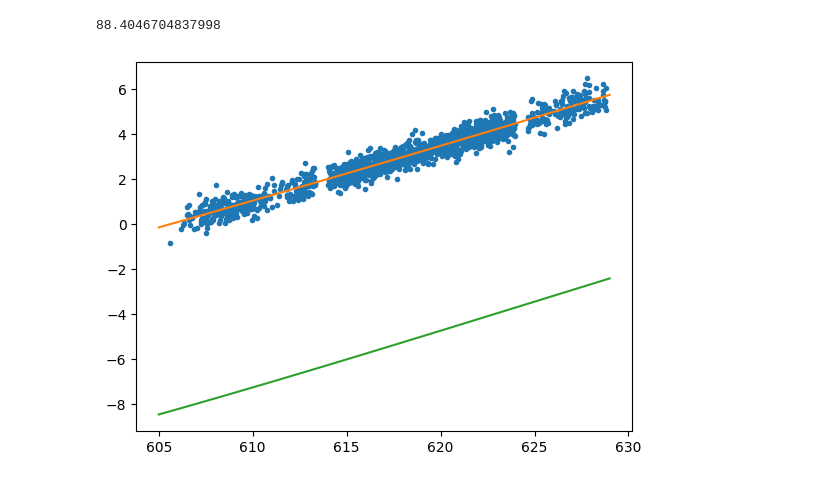
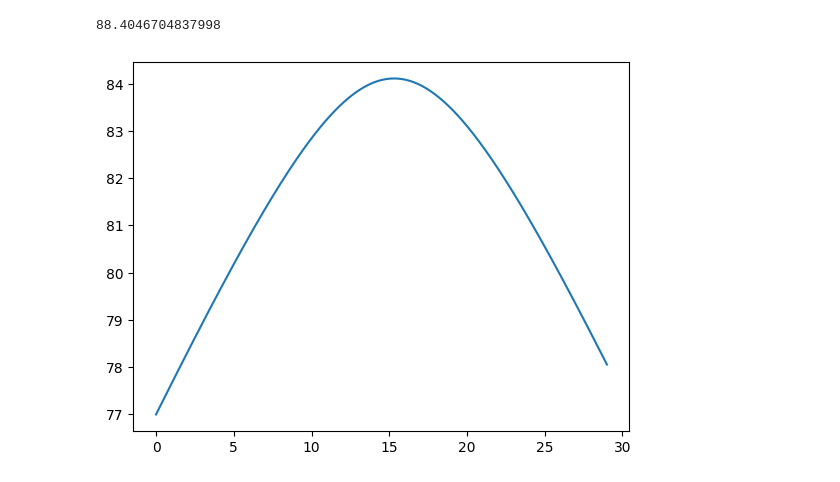
Before and after one commit to ConnectedSystemsLab/starloc_preproc, a Jupyter notebook: Starloc/Starloc.ipynb, the cells around one changed output. Saved outputs shown, nothing was run; the diff lists cells and outputs as text; code cells hidden in the pictures.

```diff
--- a/Starloc/Starloc.ipynb
+++ b/Starloc/Starloc.ipynb
@@ -259,7 +259,14 @@ for sat_idx in range(sat_num):
 err
 # %% [output]
 88.4046704837998
-# %%
-del_phi_repeat_01 = np.unwrap(np.angle(dopp_track[:, 2])-np.angle(dopp_track[:, 3]))
-# %% [output]
-[figure, removed]
+# %%
+sat_idx = 0
+dopp_track = dopp_track_dict[0, sat_idx]
+t_repeat = dopp_track[:, 0]
+t_sat_start, t_sat_end = t_repeat[0].real, t_repeat[-1].real
+t_sim, az_gt, el_gt = aoa_sim_1_sat(date, date+'/Starlink.tle', id_dict[0,sat_idx][0], start_time+t_sat_start, start_time+t_sat_end, .1)
+# plt.plot(t_sim, az_gt)
+plt.plot(t_sim, el_gt)
+plt.show()
+# %% [output]
+[figure, added]
```
Also changed, not shown: parts of 1 cell of this notebook, 1 other file.
